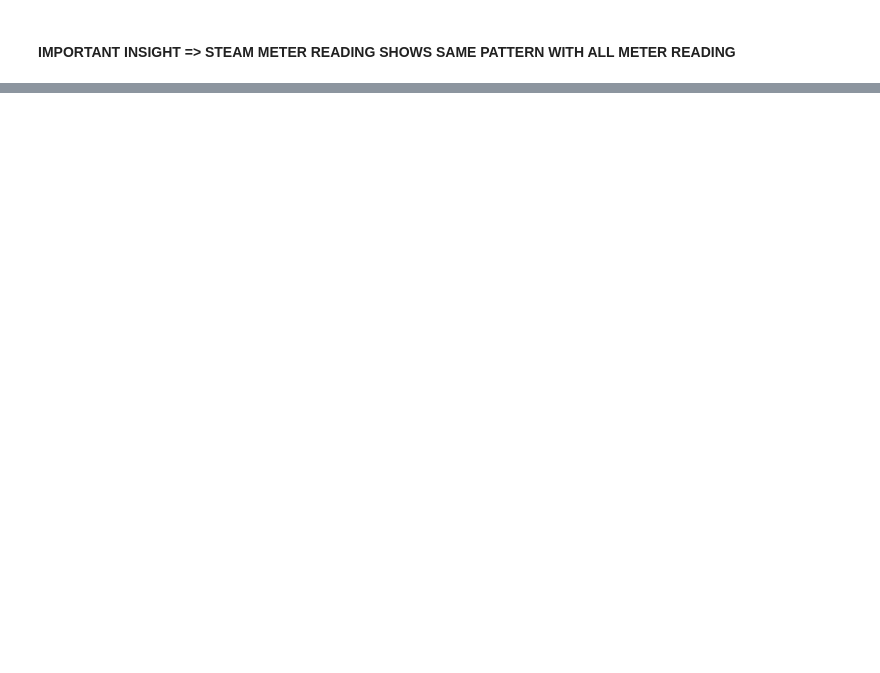
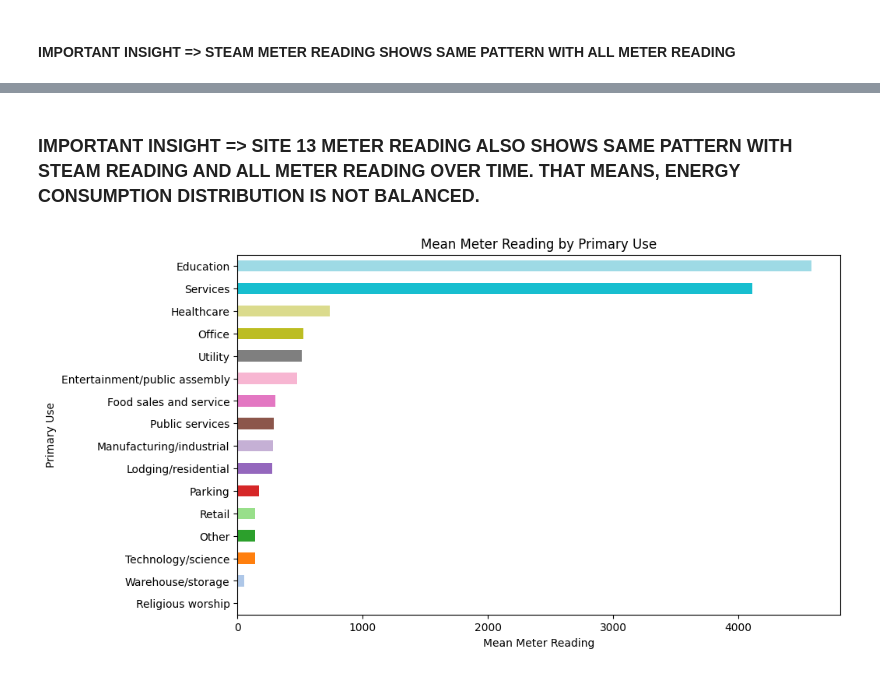
Before and after one commit to CarpeDiem0110/ashrae_energy_prediction, a Jupyter notebook: scripts/eda_energy_predict.ipynb, the cells around one changed output, grey strips where cells are left out. Drawn from its saved outputs; the diff is of its cells as text; code cells hidden in the pictures; blank space fills up the shorter version.

```diff
--- a/scripts/eda_energy_predict.ipynb
+++ b/scripts/eda_energy_predict.ipynb
@@ -346,0 +354,23 @@ steam_frame.head()
+# %% [markdown]
+### IMPORTANT INSIGHT => SITE 13 METER READING ALSO SHOWS SAME PATTERN WITH  STEAM READING AND ALL METER READING OVER TIME. THAT MEANS, ENERGY CONSUMPTION DISTRIBUTION IS NOT BALANCED.
+# %%
+mean_by_primary_use = (
+    train.groupby("primary_use")["meter_reading"]
+    .mean()
+    .sort_values()
+)
+
+colors = plt.cm.tab20(np.linspace(0, 1, len(mean_by_primary_use)))
+
+mean_by_primary_use.plot(
+    kind="barh",
+    figsize=(10, 6),
+    color=colors
+)
+
+plt.title("Mean Meter Reading by Primary Use")
+plt.xlabel("Mean Meter Reading")
+plt.ylabel("Primary Use")
+plt.show()
+# %% [output]
+[figure, added]
```
Also changed, not shown: parts of 58 cells of this notebook.
